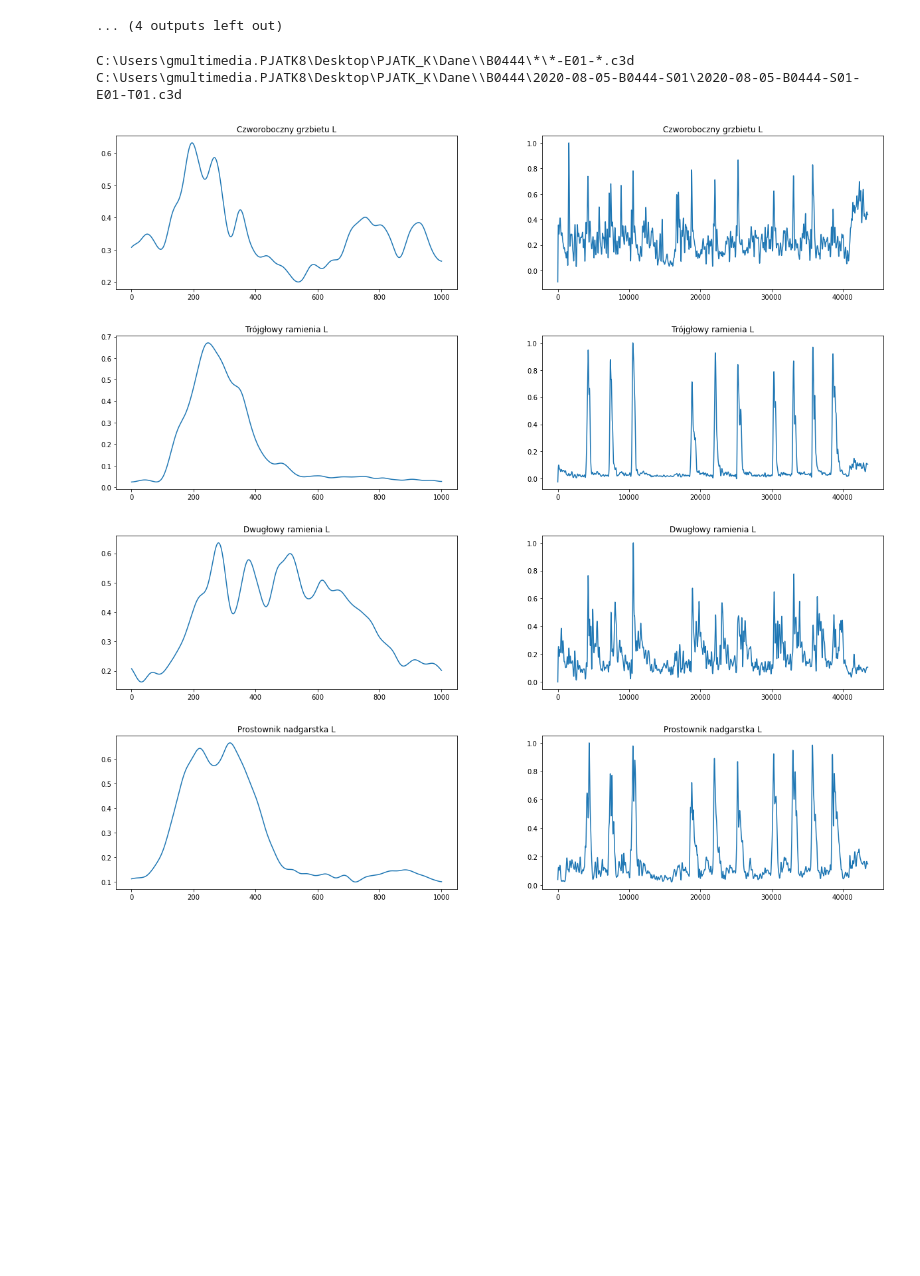
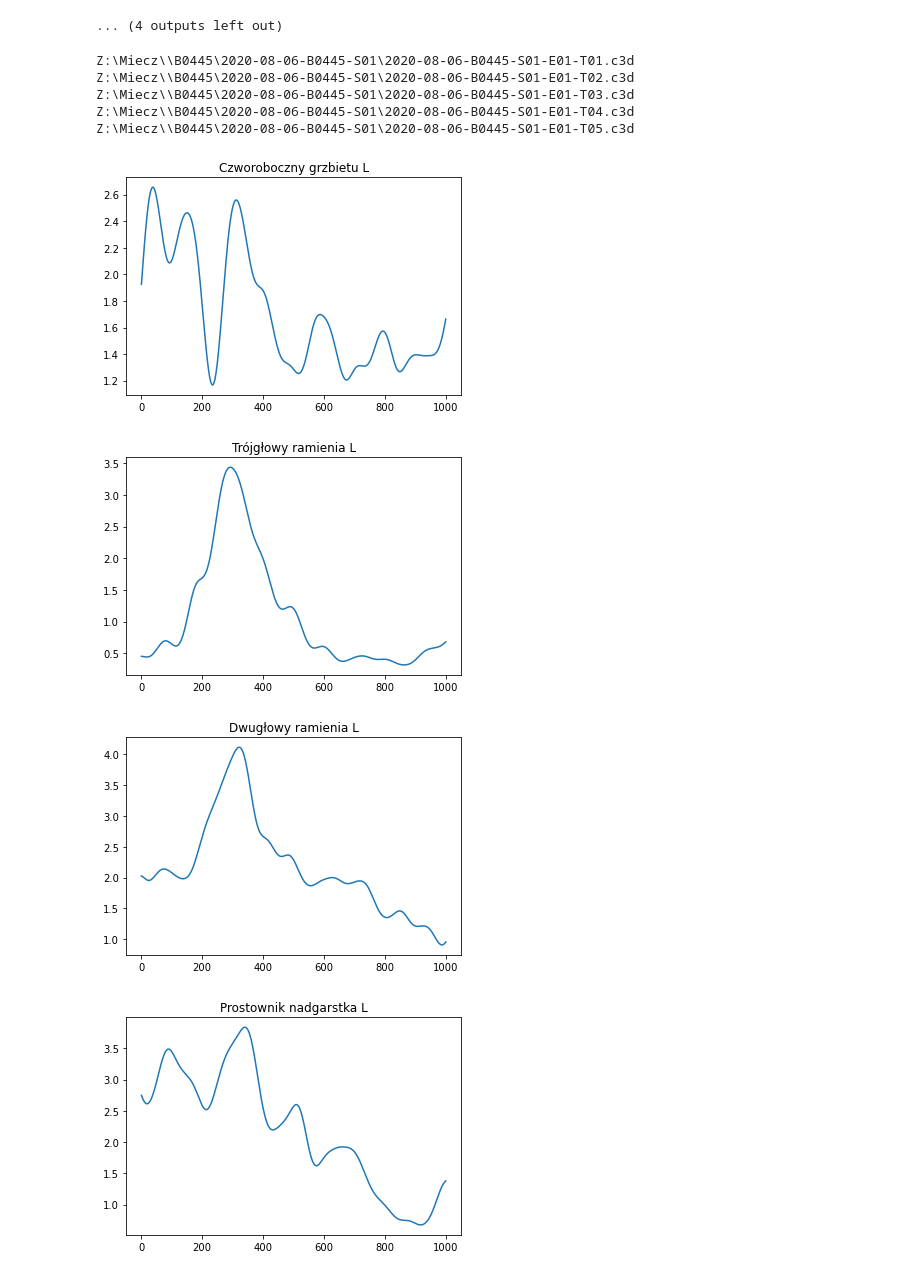
Before and after one commit to kkluwak/PJATK2020, a Jupyter notebook: RDCLabs/odczyt_emg_gotowe.ipynb, the cells around one changed output. Saved outputs shown, nothing was run; the diff lists cells and outputs as text; code cells hidden in the pictures; blank space fills up the shorter version.

```diff
--- a/RDCLabs/odczyt_emg_gotowe.ipynb
+++ b/RDCLabs/odczyt_emg_gotowe.ipynb
@@ -309,25 +309,26 @@ def compare_events_average(folder_path, person, exer_num):
     cons1="\*\*-E0"
     cons2="-*.c3d"
     path=folder_path+person+cons1+exer_num+cons2
-    print(path)
+
+    aver_arr_all=np.zeros((16,1000))
 
     for file in glob.glob(path,recursive = True):
         print(file)
         emg_processed=normalize_data(file)
 
         aver_arr=np.zeros((16,1000))
-
+        file_num=0
 
         p,d=dp.read_labels(file, 1000)
         for num in range(16):
             #aver_arr.append([])
-            subplot(1, 2, 1)
-            plt.subplots_adjust(left=0.125,
-                        bottom=0.1,
-                        right=2.8,
-                        top=0.9,
-                        wspace=0.25,
-                        hspace=0.35)
+            #subplot(1, 1, 1)
+#             plt.subplots_adjust(left=0.125,
+#                         bottom=0.1,
+#                         right=2.8,
+#                         top=0.9,
+#                         wspace=0.25,
+#                         hspace=0.35)
             for i in range(len(p)):
 
 
@@ -343,22 +344,35 @@ def compare_events_average(folder_path, person, exer_num):
 
             aver_arr[num]=aver_arr[num]/10
             time=np.linspace(1,1000,1000)
-            plt.plot(time,aver_arr[num])
-            plt.title(muscles_names2[num])
+            #plt.plot(time,aver_arr[num])
+            #plt.title(muscles_names2[num])
 
 
-            subplot(1, 2, 2)
-            plt.plot(emg_processed[num])
-            plt.title(muscles_names2[num])
-            plt.show()
+#             subplot(1, 2, 2)
+#             plt.plot(emg_processed[num])
+#             plt.title(muscles_names2[num])
+#             plt.show()
+            for t2 in range(1000):
+                aver_arr_all[file_num][t2]=aver_arr_all[file_num][t2]+time_normalized.values[t2]
+            file_num=file_num+1;
+
+    aver_arr[num]=aver_arr[num]/5
+    for num in range(16):
+        plt.plot(time,aver_arr_all[num])
+        plt.title(muscles_names2[num])
+        plt.show()
     #print(aver_arr)
 # %%
 folder_path=r"C:\Users\gmultimedia.PJATK8\Desktop\PJATK_K\Dane\\"
-compare_events_average(folder_path,"B0444", "1")
+folder_path2=r"Z:\Miecz\\"
+compare_events_average(folder_path2,"B0445", "1")
 # %% [output]
-C:\Users\gmultimedia.PJATK8\Desktop\PJATK_K\Dane\\B0444\*\*-E01-*.c3d
-C:\Users\gmultimedia.PJATK8\Desktop\PJATK_K\Dane\\B0444\2020-08-05-B0444-S01\2020-08-05-B0444-S01-E01-T01.c3d
+Z:\Miecz\\B0445\2020-08-06-B0445-S01\2020-08-06-B0445-S01-E01-T01.c3d
+Z:\Miecz\\B0445\2020-08-06-B0445-S01\2020-08-06-B0445-S01-E01-T02.c3d
+Z:\Miecz\\B0445\2020-08-06-B0445-S01\2020-08-06-B0445-S01-E01-T03.c3d
+Z:\Miecz\\B0445\2020-08-06-B0445-S01\2020-08-06-B0445-S01-E01-T04.c3d
+Z:\Miecz\\B0445\2020-08-06-B0445-S01\2020-08-06-B0445-S01-E01-T05.c3d
-[figure, old version]
+[figure, new version]
-[figure, old version]
+[figure, new version]
-[figure, old version]
+[figure, new version]
-[figure, old version]
+[figure, new version]
```
Also changed, not shown: parts of 1 cell of this notebook.
